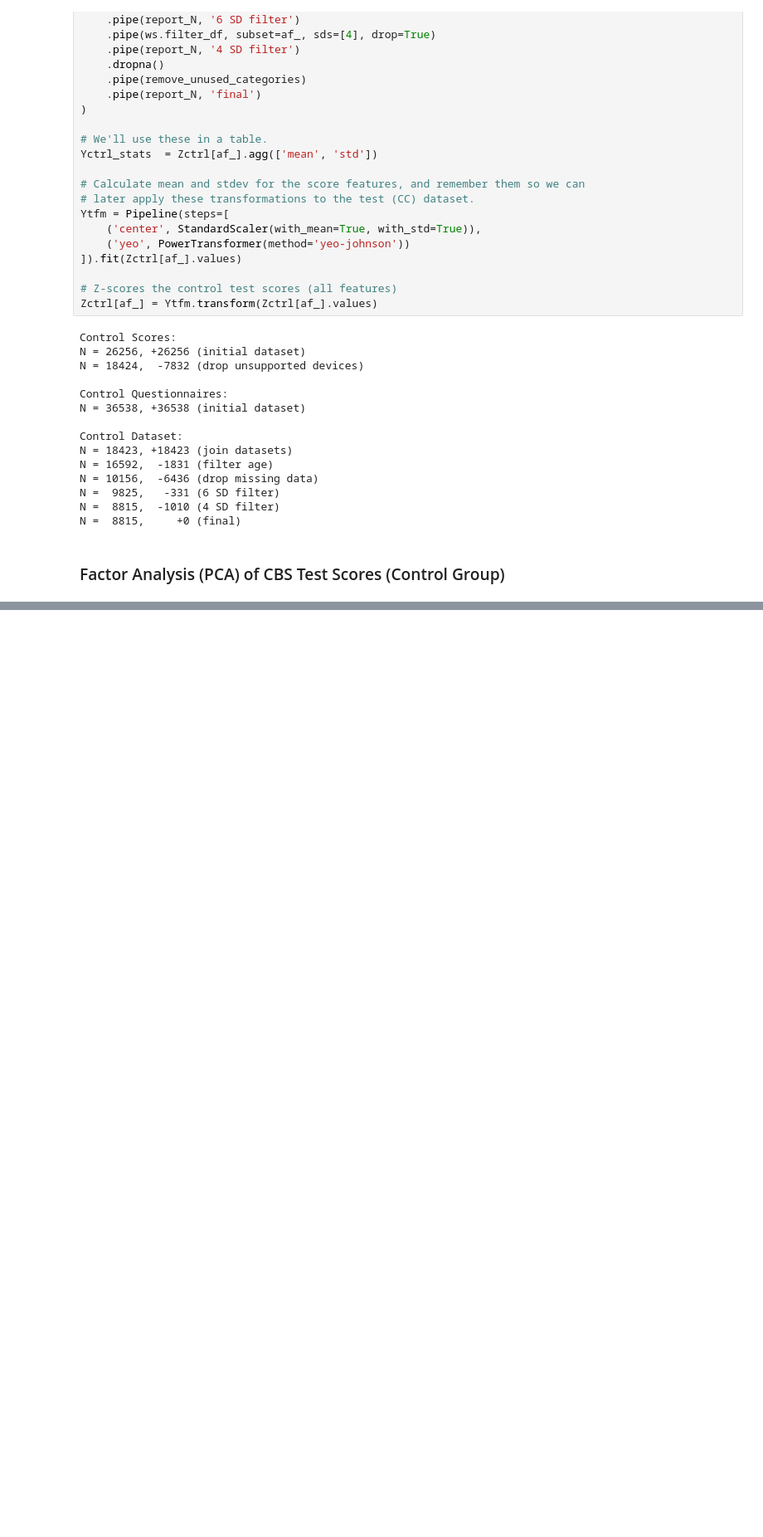
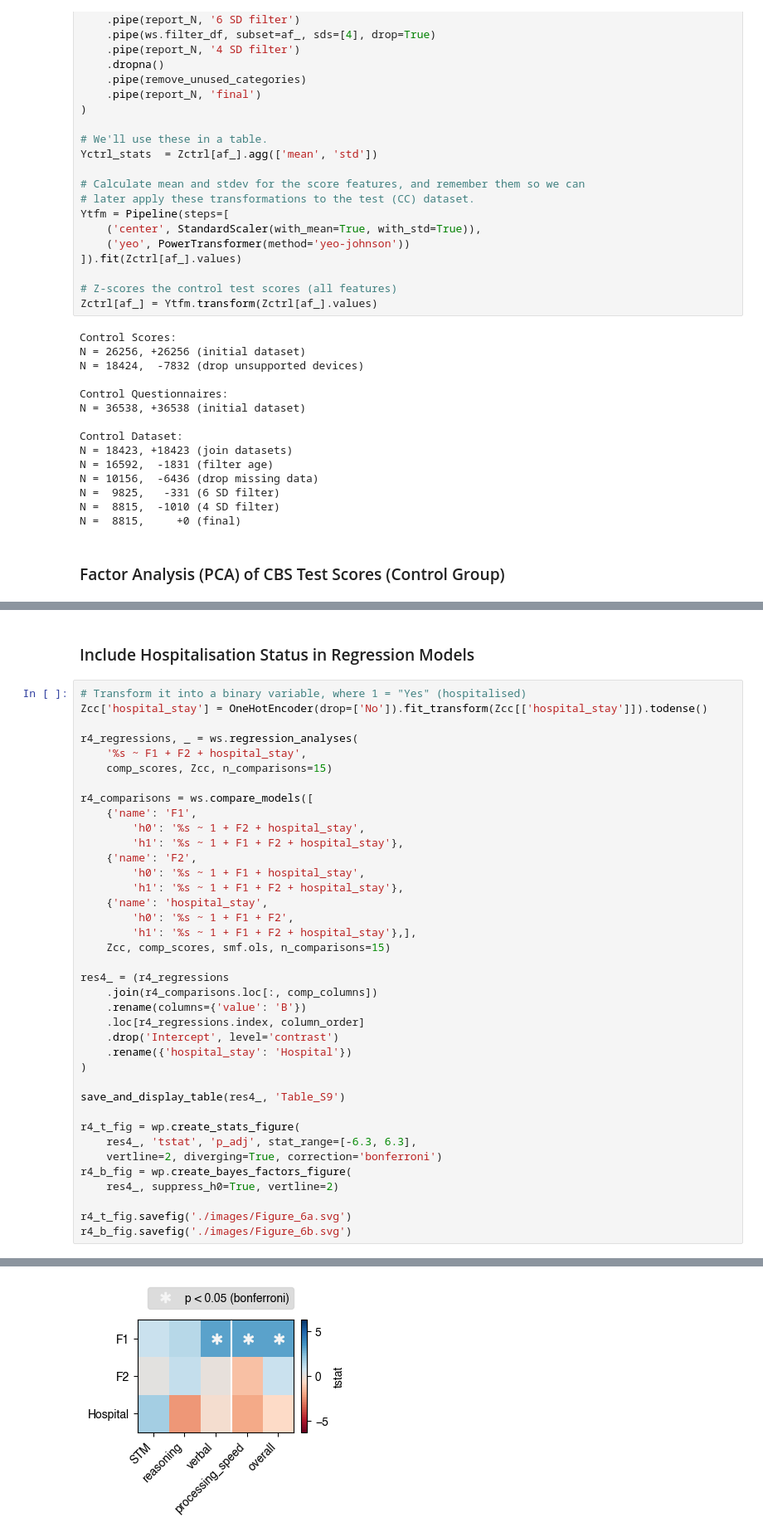
Before and after one commit to TheOwenLab/2021-Wild-et-al-COVID-Cognition, a Jupyter notebook: covid_cognition.ipynb, the cells around one changed output, grey strips where cells are left out. Shown at 83% size. Cells and saved outputs as stored; diff of their text form; blank space fills up the shorter version.

```diff
--- a/covid_cognition.ipynb
+++ b/covid_cognition.ipynb
@@ -222,0 +1174,41 @@ fig
+# %% [markdown]
+ ### Include Hospitalisation Status in Regression Models
+# %%
+# Transform it into a binary variable, where 1 = "Yes" (hospitalised)
+Zcc['hospital_stay'] = OneHotEncoder(drop=['No']).fit_transform(Zcc[['hospital_stay']]).todense()
+
+r4_regressions, _ = ws.regression_analyses(
+	'%s ~ F1 + F2 + hospital_stay',
+	comp_scores, Zcc, n_comparisons=15)
+
+r4_comparisons = ws.compare_models([
+	{'name': 'F1',
+		'h0': '%s ~ 1 + F2 + hospital_stay',
+		'h1': '%s ~ 1 + F1 + F2 + hospital_stay'},
+	{'name': 'F2',
+		'h0': '%s ~ 1 + F1 + hospital_stay',
+		'h1': '%s ~ 1 + F1 + F2 + hospital_stay'},
+	{'name': 'hospital_stay',
+		'h0': '%s ~ 1 + F1 + F2',
+		'h1': '%s ~ 1 + F1 + F2 + hospital_stay'},],
+	Zcc, comp_scores, smf.ols, n_comparisons=15)
+
+res4_ = (r4_regressions
+	.join(r4_comparisons.loc[:, comp_columns])
+	.rename(columns={'value': 'B'})
+	.loc[r4_regressions.index, column_order]
+	.drop('Intercept', level='contrast')
+	.rename({'hospital_stay': 'Hospital'})
+)
+
+save_and_display_table(res4_, 'Table_S9')
+
+r4_t_fig = wp.create_stats_figure(
+	res4_, 'tstat', 'p_adj', stat_range=[-6.3, 6.3],
+	vertline=2, diverging=True, correction='bonferroni')
+r4_b_fig = wp.create_bayes_factors_figure(
+	res4_, suppress_h0=True, vertline=2)
+
+r4_t_fig.savefig('./images/Figure_6a.svg')
+r4_b_fig.savefig('./images/Figure_6b.svg')
+# %% [output]
@@ -222,0 +1232 @@ fig
+[figure, added]
```
Also changed, not shown: parts of 52 cells of this notebook, 32 other files.
